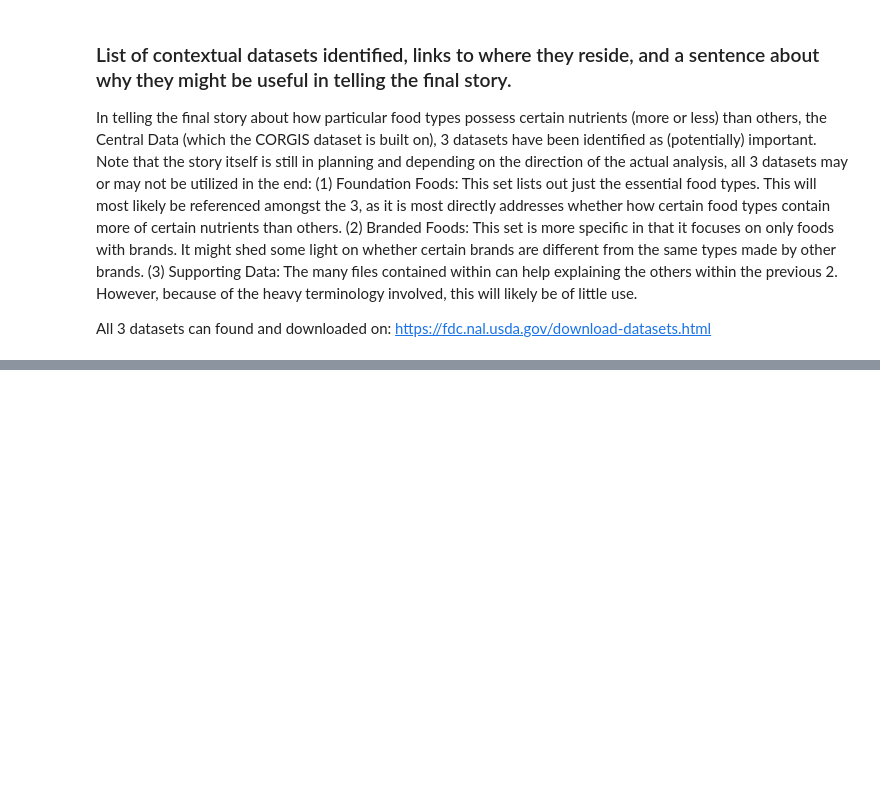
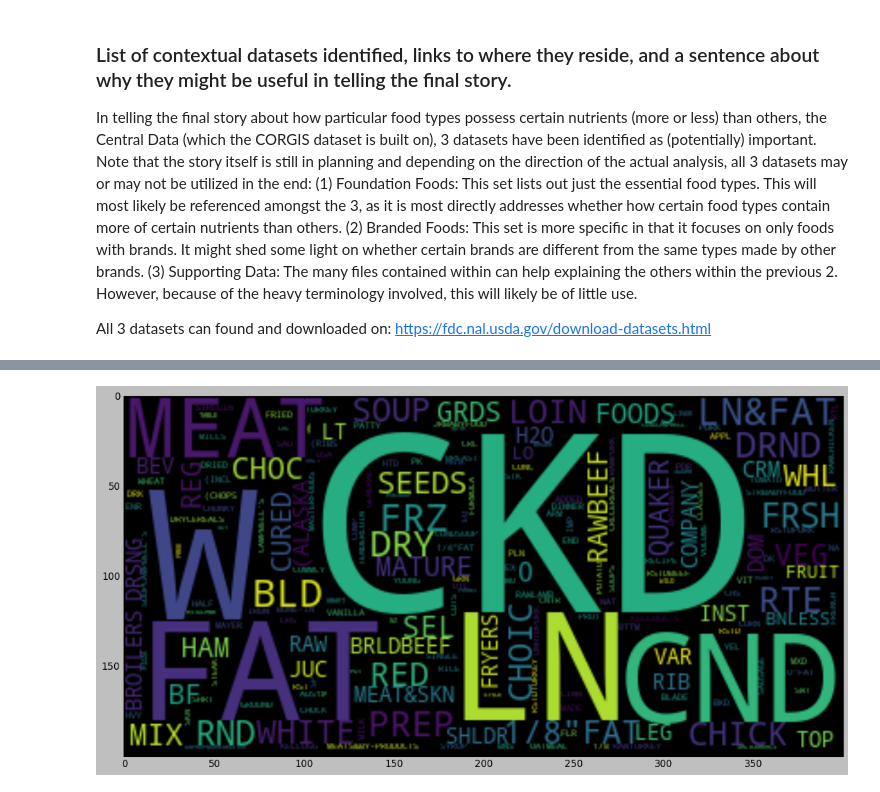
Before and after one commit to velwu/data_viz_USDA_food, a Jupyter notebook: wu-vel-final-report-cumulative.ipynb, the cells around one changed output, grey strips where cells are left out. Cells and saved outputs as stored; diff of their text form; code cells hidden in the pictures; blank space fills up the shorter version.

Commit message:
Add files via upload
Interactive Word Cloud first version complete

```diff
--- a/wu-vel-final-report-cumulative.ipynb
+++ b/wu-vel-final-report-cumulative.ipynb
@@ -422,0 +454,3 @@ https://fdc.nal.usda.gov/download-datasets.html
+# %%
+word_cloud_origin = foodData_good_to_go["Description"].str.replace(","," ").str.cat().split()
+word_cloud_origin
@@ -422,0 +475,10 @@ https://fdc.nal.usda.gov/download-datasets.html
+# %%
+word_cloud_base = {}
+for each_word in word_cloud_origin:
+    if each_word in word_cloud_base:
+        word_cloud_base[each_word] += 1
+    else:
+        word_cloud_base[each_word] = 1
+word_cloud_base = sorted(word_cloud_base.items(), key=operator.itemgetter(1))
+word_cloud_base = dict(word_cloud_base[::-1])
+word_cloud_base
@@ -422,0 +526,8 @@ https://fdc.nal.usda.gov/download-datasets.html
+# %%
+# Though unlikely to happen, it is safest to get rid of stop words to keep the data clean
+stop_words = set(stopwords.words('english'))
+word_cloud_base_less_words = {}
+for w, num in word_cloud_base.items():
+    if w.lower() not in stop_words:
+        word_cloud_base_less_words[w] = num
+word_cloud_base_less_words
@@ -422,0 +552,14 @@ https://fdc.nal.usda.gov/download-datasets.html
+# %%
+# Removing punctuation words might also help (again, given the nature of this dataset such is unlikely)
+word_cloud_base_no_punc_words = {}
+for word, value in word_cloud_base_less_words.items():
+    if word[-1] in string.punctuation:
+        word = word[:-1]
+    if len(word) > 0:
+        if word in word_cloud_base_no_punc_words:
+            word_cloud_base_no_punc_words[word] += value
+        else:
+            word_cloud_base_no_punc_words[word] = value
+word_cloud_base_no_punc_sorted = sorted(word_cloud_base_no_punc_words.items(), key=operator.itemgetter(1))
+word_cloud_base_no_punc_sorted = dict(word_cloud_base_no_punc_sorted[::-1])
+word_cloud_base_no_punc_sorted
@@ -422,0 +584,7 @@ https://fdc.nal.usda.gov/download-datasets.html
+# %%
+word_cloud_main = WordCloud().generate_from_frequencies(word_cloud_base_no_punc_sorted)
+fig, ax = plt.subplots(figsize=(16,9))
+ax.imshow(word_cloud_main)
+plt.show()
+# %% [output]
+[figure, added]
```
Also changed, not shown: parts of 23 cells of this notebook.
